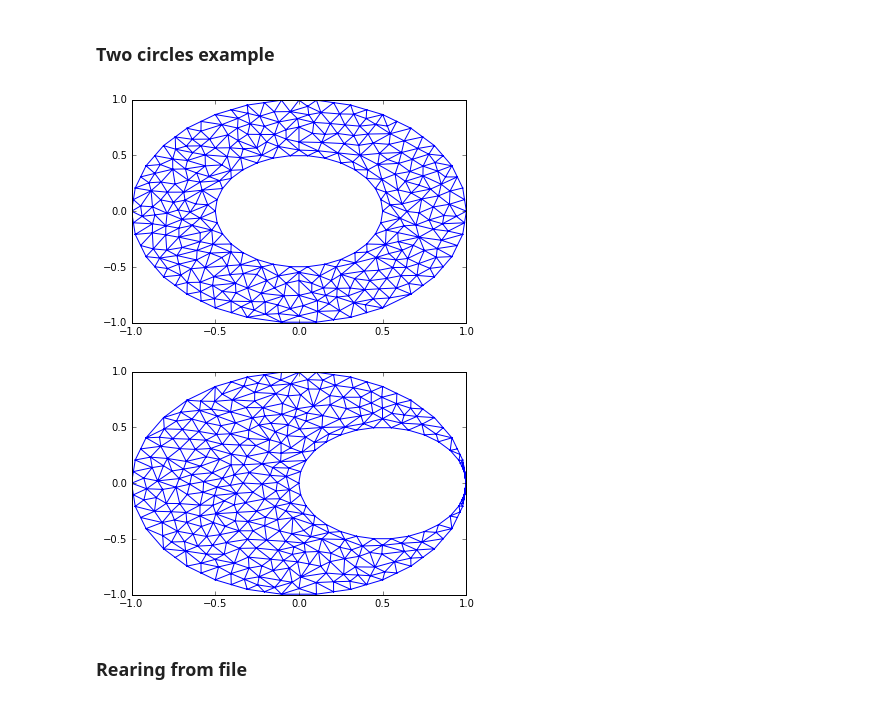
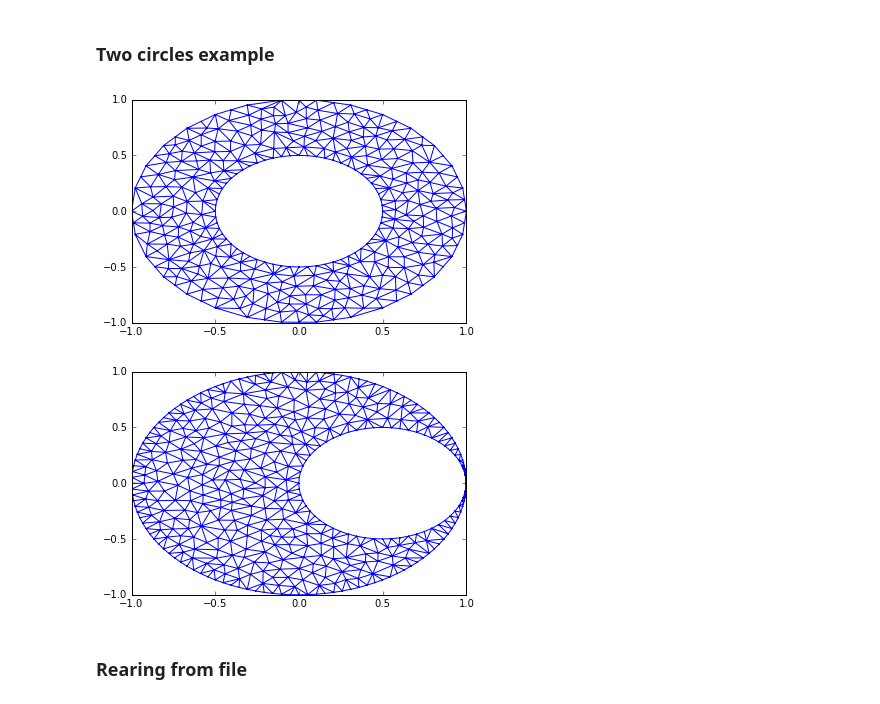
Before and after one commit to shapeev/NumPDE2016, a Jupyter notebook: Mesh.ipynb, the cells around one changed output. Saved outputs shown, nothing was run; the diff lists cells and outputs as text; code cells hidden in the pictures.

```diff
--- a/Mesh.ipynb
+++ b/Mesh.ipynb
@@ -101,7 +99,7 @@ def round_trip_connect(start, end):
 
 def main():
     points = []
-    points.extend((0.5 * np.cos(angle)+0.0, 0.5 * np.sin(angle)) for angle in np.linspace(0, 2*np.pi, 30, endpoint=False))
+    points.extend((0.5 * np.cos(angle)+0.0, 0.5 * np.sin(angle)) for angle in np.linspace(0, 2*np.pi, 60, endpoint=False))
     facets = round_trip_connect(0, len(points)-1)
 
     circ_start = len(points)
@@ -110,34 +108,34 @@ def main():
             for angle in np.linspace(0, 2*np.pi, 30, endpoint=False))
 
     facets.extend(round_trip_connect(circ_start, len(points)-1))
 
     def needs_refinement(vertices, area):
         bary = np.sum(np.array(vertices), axis=0)/3
         max_area = 0.001 + (la.norm(bary, np.inf)-1)*0.01
         return bool(area > max_area)
 
     info = triangle.MeshInfo()
     info.set_points(points)
     info.set_holes([(0.0, 0)])
     info.set_facets(facets)
     #print facets
 
     mesh = triangle.build(info,max_volume=6e-3)#, refinement_func=needs_refinement)
     write_dat(mesh,facets,'circle2.dat')
 #    triangle.write_gnuplot_mesh("circle2.dat", mesh)
 
     mesh_points = np.array(mesh.points)
     mesh_tris = np.array(mesh.elements)
     mesh_facets = np.array(mesh.facets)
 
     import matplotlib.pyplot as pt
     pt.triplot(mesh_points[:, 0], mesh_points[:, 1], mesh_tris)
     pt.show()
 
 if __name__ == "__main__":
     main()
 # %% [output]
-[figure, old version]
+[figure, new version]
 # %%
 from __future__ import division
 from __future__ import absolute_import
@@ -159,13 +157,13 @@ def main():
     x_shift = 0.499
 
     points = []
-    points.extend((r * np.cos(angle)+x_shift, r * np.sin(angle)) for angle in np.linspace(0, 2*np.pi, 30, endpoint=False))
+    points.extend((r * np.cos(angle)+x_shift, r * np.sin(angle)) for angle in np.linspace(0, 2*np.pi, 60, endpoint=False))
     facets = round_trip_connect(0, len(points)-1)
 
     circ_start = len(points)
     points.extend(
             (1 * np.cos(angle), 1 * np.sin(angle))
-            for angle in np.linspace(0, 2*np.pi, 30, endpoint=False))
+            for angle in np.linspace(0, 2*np.pi, 120, endpoint=False))
 
     facets.extend(round_trip_connect(circ_start, len(points)-1))
 
@@ -206,7 +204,7 @@ def main():
 if __name__ == "__main__":
     main()
 # %% [output]
-[figure, old version]
+[figure, new version]
 # %% [markdown]
 ### Rearing from file
 # %%
```
Also changed, not shown: parts of 14 cells of this notebook, 3 other files.
